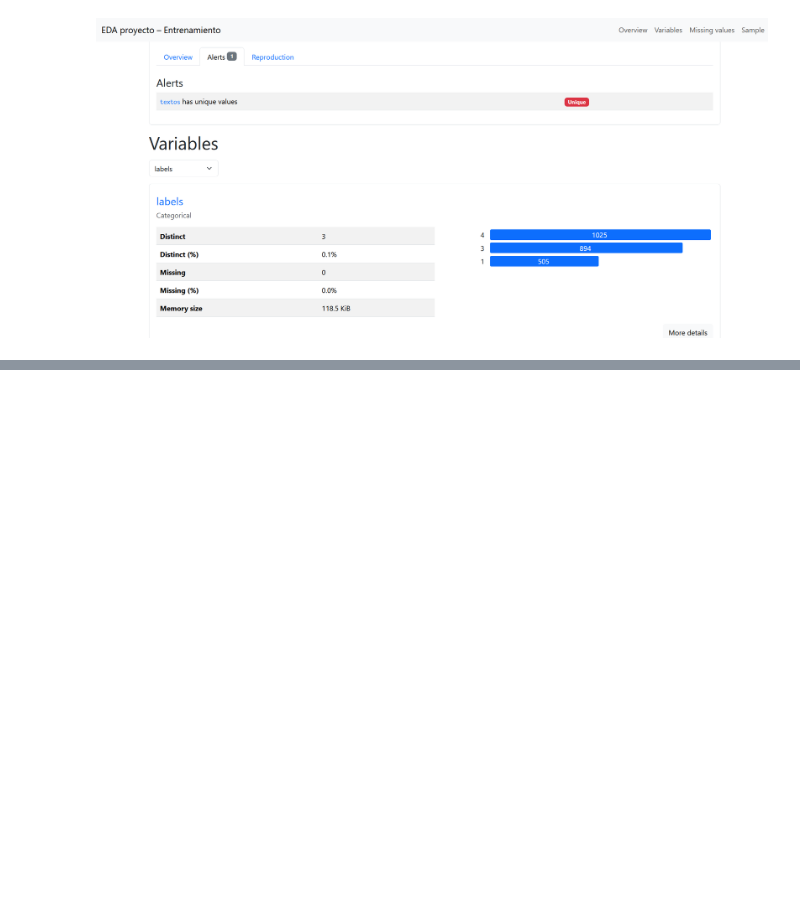
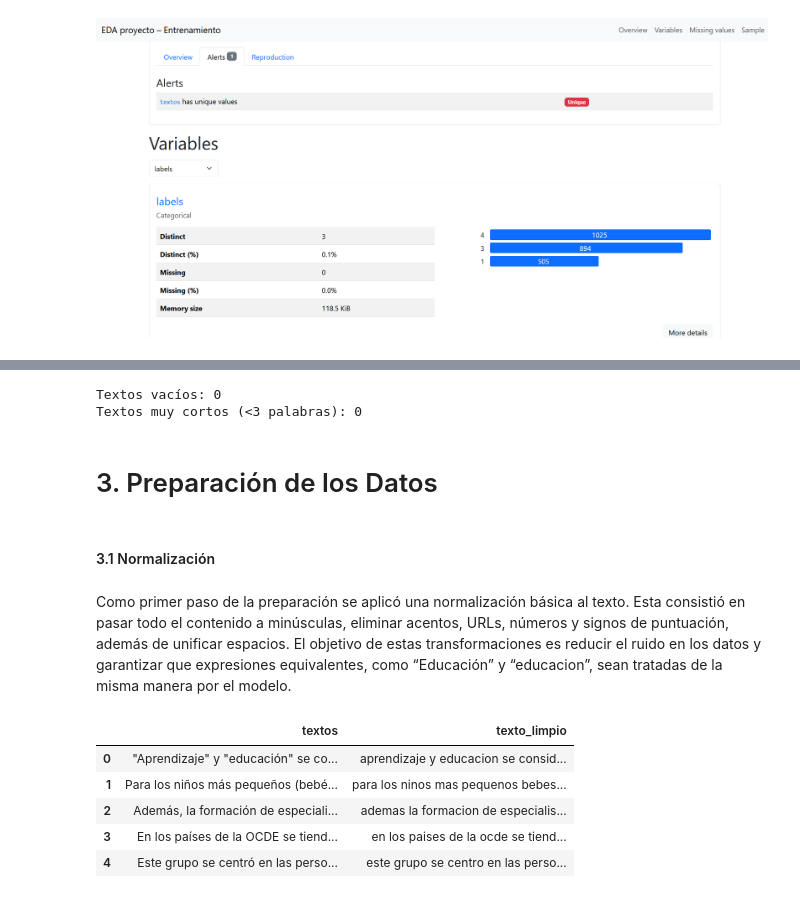
Before and after one commit to carvafel/Proyecto-1---BI, a Jupyter notebook: analisis.ipynb, the cells around one changed output, grey strips where cells are left out. Cells and saved outputs as stored; diff of their text form; code cells hidden in the pictures; blank space fills up the shorter version.

```diff
--- a/analisis.ipynb
+++ b/analisis.ipynb
@@ -174,0 +223,46 @@ En esta sección se utilizará pandas_profiling para generar un informe detallad
+# %%
+# Consistencia: textos vacíos o casi vacíos
+textos_vacios = data[data['textos'].str.strip().eq("")].shape[0]
+
+# Textos con menos de 3 palabras
+textos_cortos = data[data['num_palabras'] < 3].shape[0]
+
+print("Textos vacíos:", textos_vacios)
+print("Textos muy cortos (<3 palabras):", textos_cortos)
+# %% [output]
+Textos vacíos: 0
+Textos muy cortos (<3 palabras): 0
+# %% [markdown]
+# 3. Preparación de los Datos
+# %% [markdown]
+#### 3.1 Normalización
+# %% [markdown]
+Como primer paso de la preparación se aplicó una normalización básica al texto. Esta consistió en pasar todo el contenido a minúsculas, eliminar acentos, URLs, números y signos de puntuación, además de unificar espacios. El objetivo de estas transformaciones es reducir el ruido en los datos y garantizar que expresiones equivalentes, como “Educación” y “educacion”, sean tratadas de la misma manera por el modelo.
+# %%
+import re
+import unidecode
+
+def limpiar_texto(texto):
+    # Pasar a minúsculas
+    texto = texto.lower()
+    # Eliminar acentos
+    texto = unidecode.unidecode(texto)
+    # Quitar URLs
+    texto = re.sub(r"http\S+|www\S+|https\S+", '', texto)
+    # Quitar números
+    texto = re.sub(r'\d+', '', texto)
+    # Quitar puntuación y caracteres especiales
+    texto = re.sub(r'[^\w\s]', '', texto)
+    # Quitar espacios extras
+    texto = texto.strip()
+    return texto
+
+data['texto_limpio'] = data['textos'].apply(limpiar_texto)
+data[['textos','texto_limpio']].head(5)
+# %% [output]
+|  | textos | texto_limpio |
+| 0 | "Aprendizaje" y "educación" se co... | aprendizaje y educacion se consid... |
+| 1 | Para los niños más pequeños (bebé... | para los ninos mas pequenos bebes... |
+| 2 | Además, la formación de especiali... | ademas la formacion de especialis... |
+| 3 | En los países de la OCDE se tiend... | en los paises de la ocde se tiend... |
+| 4 | Este grupo se centró en las perso... | este grupo se centro en las perso... |
```
Also changed, not shown: parts of 21 cells of this notebook.
